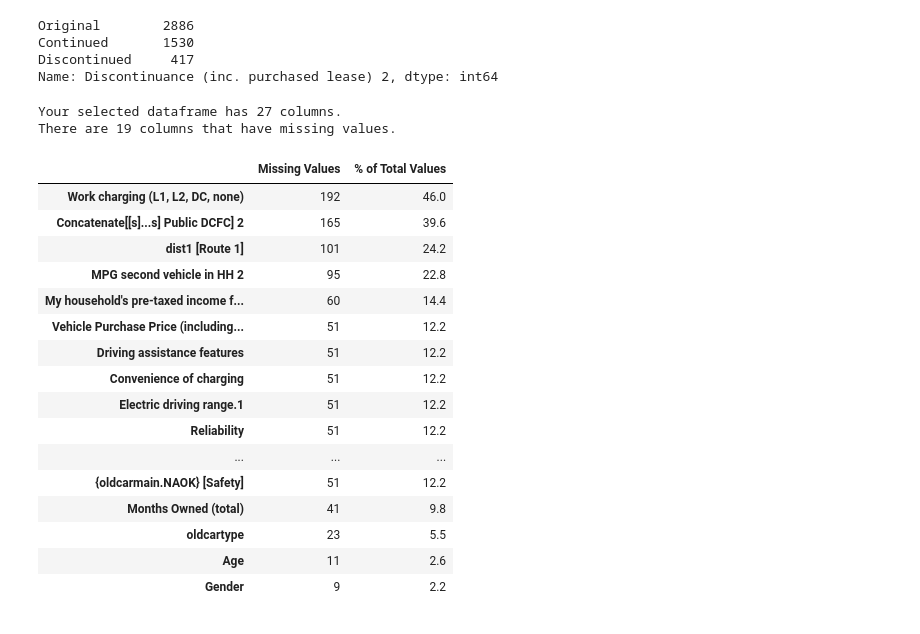
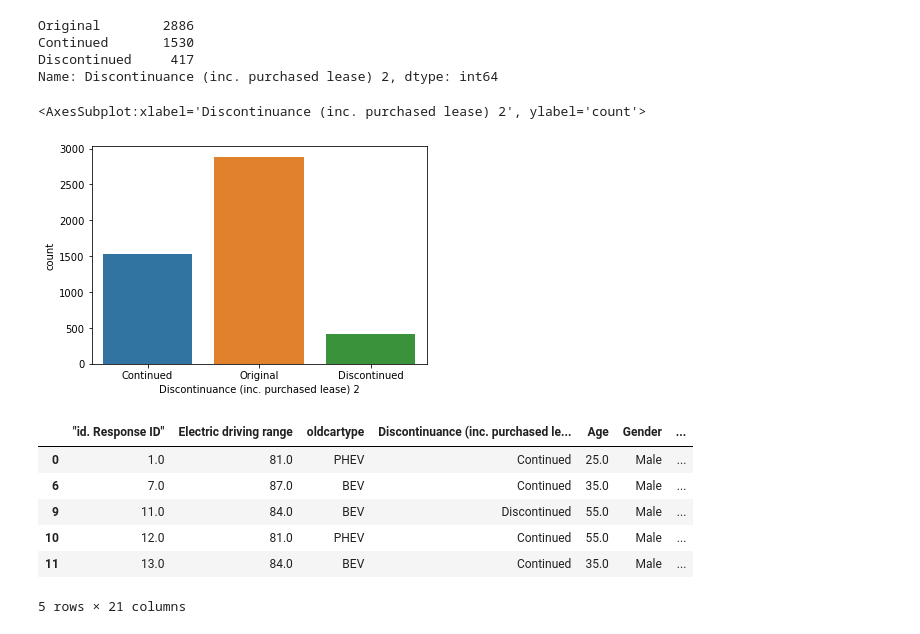
Before and after one commit to Taslim-M/EV-Customer-Discontinuation, a Jupyter notebook: DataCleaningPrep.ipynb, the cells around one changed output. Saved outputs shown, nothing was run; the diff lists cells and outputs as text; code cells hidden in the pictures.

```diff
--- a/DataCleaningPrep.ipynb
+++ b/DataCleaningPrep.ipynb
@@ -79,24 +73,20 @@ df_disc = df[df['Discontinuance (inc. purchased lease) 2']=='Discontinued']
-# %%
-missing_values_table(df_disc)
-# %% [output]
-Your selected dataframe has 27 columns.
-There are 19 columns that have missing values.
-|  | Missing Values | % of Total Values |
-| Work charging (L1, L2, DC, none) | 192 | 46.0 |
-| Concatenate[[s]...s] Public DCFC] 2 | 165 | 39.6 |
-| dist1 [Route 1] | 101 | 24.2 |
-| MPG second vehicle in HH 2 | 95 | 22.8 |
-| My household's pre-taxed income f... | 60 | 14.4 |
-| Vehicle Purchase Price (including... | 51 | 12.2 |
-| Driving assistance features | 51 | 12.2 |
-| Convenience of charging | 51 | 12.2 |
-| Electric driving range.1 | 51 | 12.2 |
-| Reliability | 51 | 12.2 |
-| ... | ... | ... |
-| {oldcarmain.NAOK} [Safety] | 51 | 12.2 |
-| Months Owned (total) | 41 | 9.8 |
-| oldcartype | 23 | 5.5 |
-| Age | 11 | 2.6 |
-| Gender | 9 | 2.2 |
+# %%
+import seaborn as sns
+y = df['Discontinuance (inc. purchased lease) 2']
+sns.countplot(x = y, data = df)
+# %% [output]
+<AxesSubplot:xlabel='Discontinuance (inc. purchased lease) 2', ylabel='count'>
+[figure, added]
 # %%
-#hello
+#dropping discontinuance = original rows
+df_cpy = df.copy()
+df.drop(df.index[df['Discontinuance (inc. purchased lease) 2'] == 'Original'], inplace = True)
+df.head()
+# %% [output]
+|  | ﻿"id. Response ID" | Electric driving range | oldcartype | Discontinuance (inc. purchased le... | Age | Gender | ... |
+| 0 | 1.0 | 81.0 | PHEV | Continued | 25.0 | Male | ... |
+| 6 | 7.0 | 87.0 | BEV | Continued | 35.0 | Male | ... |
+| 9 | 11.0 | 84.0 | BEV | Discontinued | 55.0 | Male | ... |
+| 10 | 12.0 | 81.0 | PHEV | Continued | 55.0 | Male | ... |
+| 11 | 13.0 | 84.0 | BEV | Continued | 35.0 | Male | ... |
+5 rows × 21 columns
```
Also changed, not shown: parts of 29 cells of this notebook, 6 other files.
